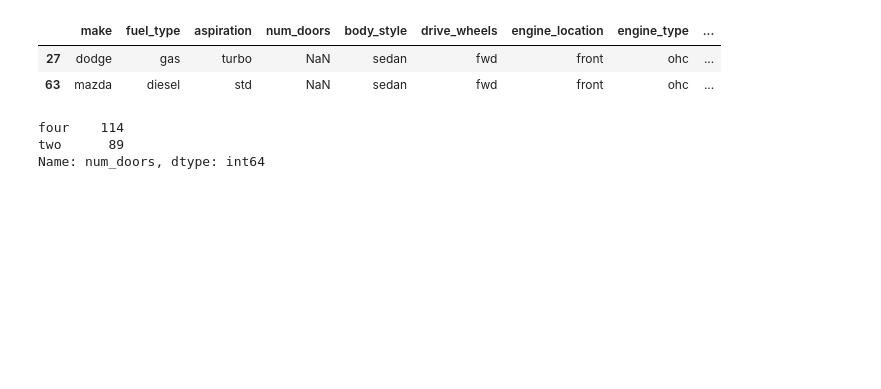
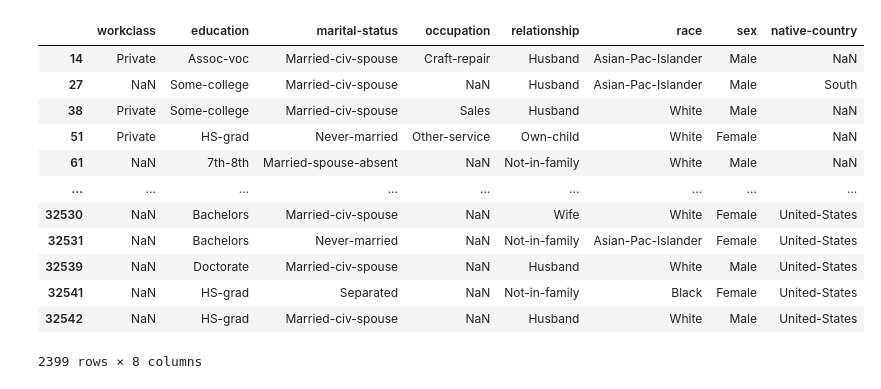
Before and after one commit to vbloise3/awsCert, a Jupyter notebook: public/Exam Notes/15-Encoding categorical values.ipynb, the cells around one changed output. Saved outputs shown, nothing was run; the diff lists cells and outputs as text; code cells hidden in the pictures; blank space fills up the shorter version.

```diff
--- a/public/Exam Notes/15-Encoding categorical values.ipynb
+++ b/public/Exam Notes/15-Encoding categorical values.ipynb
@@ -58,0 +1,27 @@ obj_df.head()
+# %%
+# Class to colorize, bold, or underline output
+class color:
+   PURPLE = '\033[95m'
+   CYAN = '\033[96m'
+   DARKCYAN = '\033[36m'
+   BLUE = '\033[94m'
+   GREEN = '\033[92m'
+   YELLOW = '\033[93m'
+   RED = '\033[91m'
+   BOLD = '\033[1m'
+   UNDERLINE = '\033[4m'
+   END = '\033[0m'
+#
+
+import pandas as pd
+import numpy as np
+# define header for our data, the UCI dataset does not have a header
+headers = ["age", "workclass", "fnlwgt", "education", "education-num",
+           "marital-status", "occupation", "relationship", "race",
+           "sex", "capital-gain", "capital-loss", "hours-per-week", "native-country",
+           "income"]
+# load the data from github repo and convert the values with '?' to NaN
+url = "https://raw.githubusercontent.com/vbloise3/WhizLabsML/master/CensusIncome/CensusIncomeDataset.csv"
+df = pd.read_csv(url, error_bad_lines=False, header=None, names=headers, na_values="null")
+# head of the df
+df.head(10)
@@ -58,0 +40,6 @@ obj_df.head()
+# %%
+# Separate the features
+features_df = df.drop('income', axis=1)
+# Separate the target
+target_df = df.drop(df.columns[[0, 1, 2, 3, 4, 5, 6, 7, 8, 9, 10, 11, 12, 13]], axis=1)
+features_df
@@ -58,0 +79,4 @@ obj_df.head()
+# %%
+# Create a dataframe of only the categorical features
+categorical_featuresDf = features_df.select_dtypes(include=['object']).copy()
+categorical_featuresDf
@@ -59,14 +97,18 @@ obj_df.head()
 # %%
-# Find any null value entries in the categorical featers
-obj_df[obj_df.isnull().any(axis=1)]
+# Find any null value entries in the categorical features
+categorical_features_NaN = categorical_featuresDf[categorical_featuresDf.isnull().any(axis=1)]
+categorical_features_NaN
 # %% [output]
-|  | make | fuel_type | aspiration | num_doors | body_style | drive_wheels | engine_location | engine_type | ... |
-| 27 | dodge | gas | turbo | NaN | sedan | fwd | front | ohc | ... |
-| 63 | mazda | diesel | std | NaN | sedan | fwd | front | ohc | ... |
+|  | workclass | education | marital-status | occupation | relationship | race | sex | native-country |
+| 14 | Private | Assoc-voc | Married-civ-spouse | Craft-repair | Husband | Asian-Pac-Islander | Male | NaN |
+| 27 | NaN | Some-college | Married-civ-spouse | NaN | Husband | Asian-Pac-Islander | Male | South |
+| 38 | Private | Some-college | Married-civ-spouse | Sales | Husband | White | Male | NaN |
+| 51 | Private | HS-grad | Never-married | Other-service | Own-child | White | Female | NaN |
+| 61 | NaN | 7th-8th | Married-spouse-absent | NaN | Not-in-family | White | Male | NaN |
+| ... | ... | ... | ... | ... | ... | ... | ... | ... |
+| 32530 | NaN | Bachelors | Married-civ-spouse | NaN | Wife | White | Female | United-States |
+| 32531 | NaN | Bachelors | Never-married | NaN | Not-in-family | Asian-Pac-Islander | Female | United-States |
+| 32539 | NaN | Doctorate | Married-civ-spouse | NaN | Husband | White | Male | United-States |
+| 32541 | NaN | HS-grad | Separated | NaN | Not-in-family | Black | Female | United-States |
+| 32542 | NaN | HS-grad | Married-civ-spouse | NaN | Husband | White | Male | United-States |
+2399 rows × 8 columns
-# %%
-# Find the most frequent value in the num_doors feature
-obj_df["num_doors"].value_counts()
-# %% [output]
-four    114
-two      89
-Name: num_doors, dtype: int64
```
Also changed, not shown: parts of 18 cells of this notebook, 2 other files.
